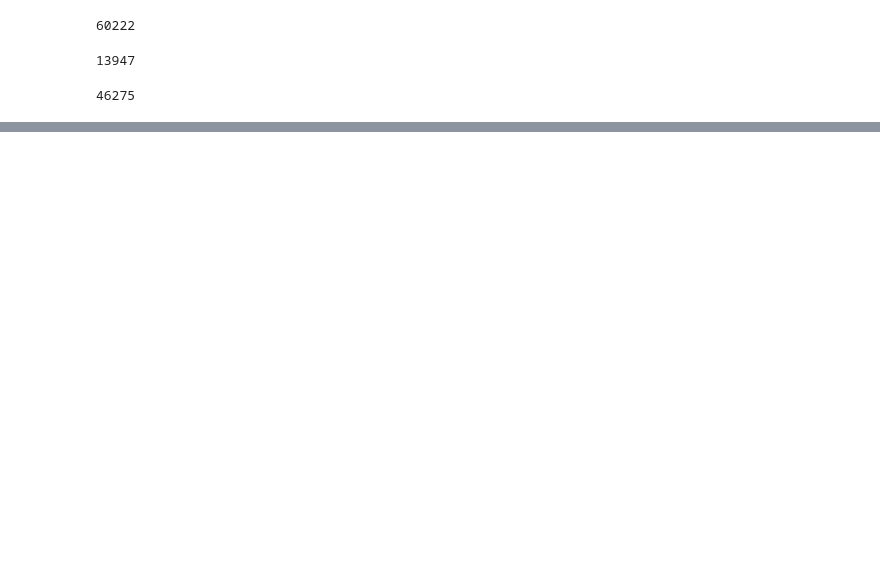
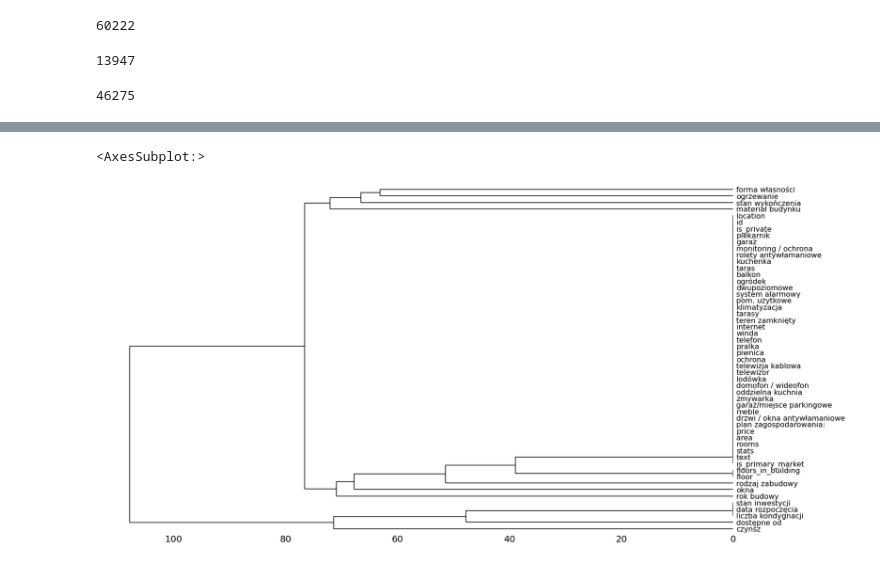
Before and after one commit to manielak/MachineLearning, a Jupyter notebook: PropertyPricePrediction.ipynb, the cells around one changed output, grey strips where cells are left out. Drawn from its saved outputs; the diff is of its cells as text; code cells hidden in the pictures; blank space fills up the shorter version.

```diff
--- a/PropertyPricePrediction.ipynb
+++ b/PropertyPricePrediction.ipynb
@@ -31,0 +78,5 @@ test.shape[0]
+# %%
+msno.dendrogram(train)
+# %% [output]
+<AxesSubplot:>
+[figure, added]
```
Also changed, not shown: parts of 6 cells of this notebook.
